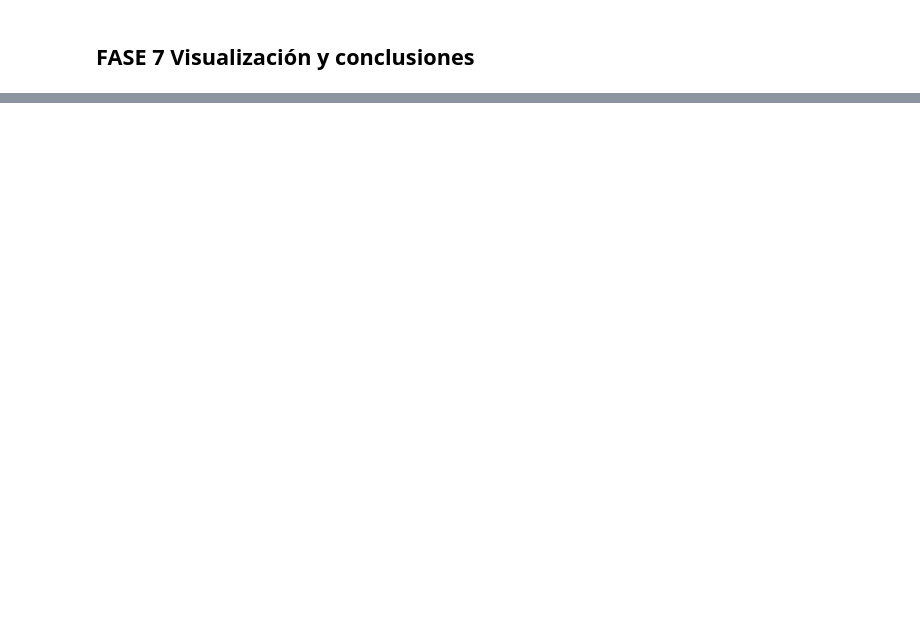
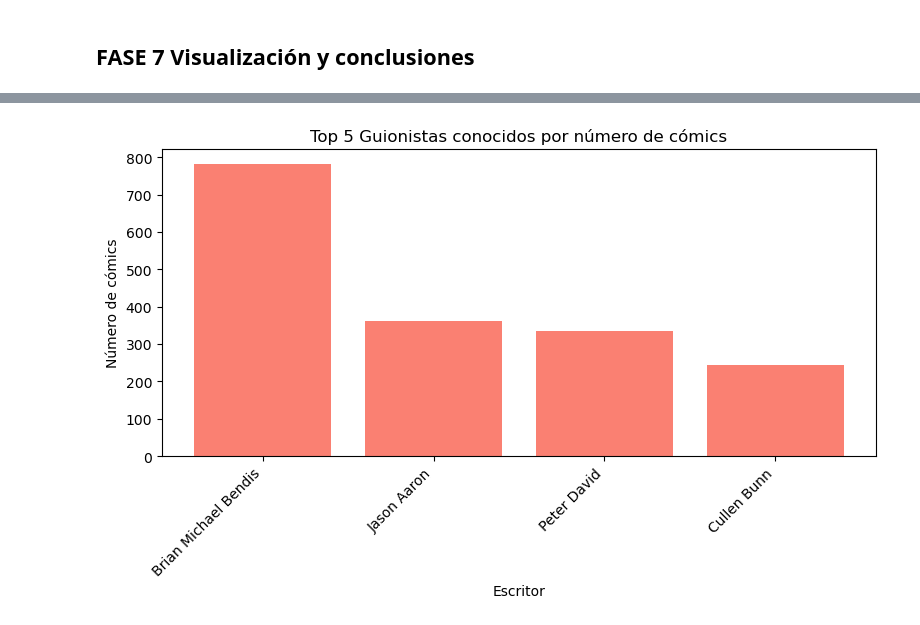
Before and after one commit to AntonioDavid333/tarea2-mongoDB, a Jupyter notebook: act1.ipynb, the cells around one changed output, grey strips where cells are left out. Saved outputs shown, nothing was run; the diff lists cells and outputs as text; code cells hidden in the pictures; blank space fills up the shorter version.

```diff
--- a/act1.ipynb
+++ b/act1.ipynb
@@ -626,2 +680,7 @@ InsertManyResult(['COMIC', 'HARDCOVER', 'TRADE PAPERBACK', 'MAGAZINE', 'DIGITAL
 # %% [markdown]
 ## FASE 7 Visualización y conclusiones
+# %%
+df_top_writers = pd.DataFrame(origen.aggregate(top))
+# Filtrar para eliminar "Unknown" en los escritores
+df_top_writers_filtered = df_top_writers[df_top_writers["_id"] != "Unknown"]
+df_top_writers.head()
@@ -627,0 +694,11 @@ InsertManyResult(['COMIC', 'HARDCOVER', 'TRADE PAPERBACK', 'MAGAZINE', 'DIGITAL
+# %%
+plt.figure(figsize=(8,5))
+plt.bar(df_top_writers_filtered["_id"], df_top_writers_filtered["num_comics"], color="salmon")
+plt.title("Top 5 Guionistas conocidos por número de cómics")
+plt.xlabel("Escritor")
+plt.ylabel("Número de cómics")
+plt.xticks(rotation=45, ha="right")
+plt.tight_layout()
+plt.show()
+# %% [output]
+[figure, added]
```
Also changed, not shown: parts of 21 cells of this notebook.
